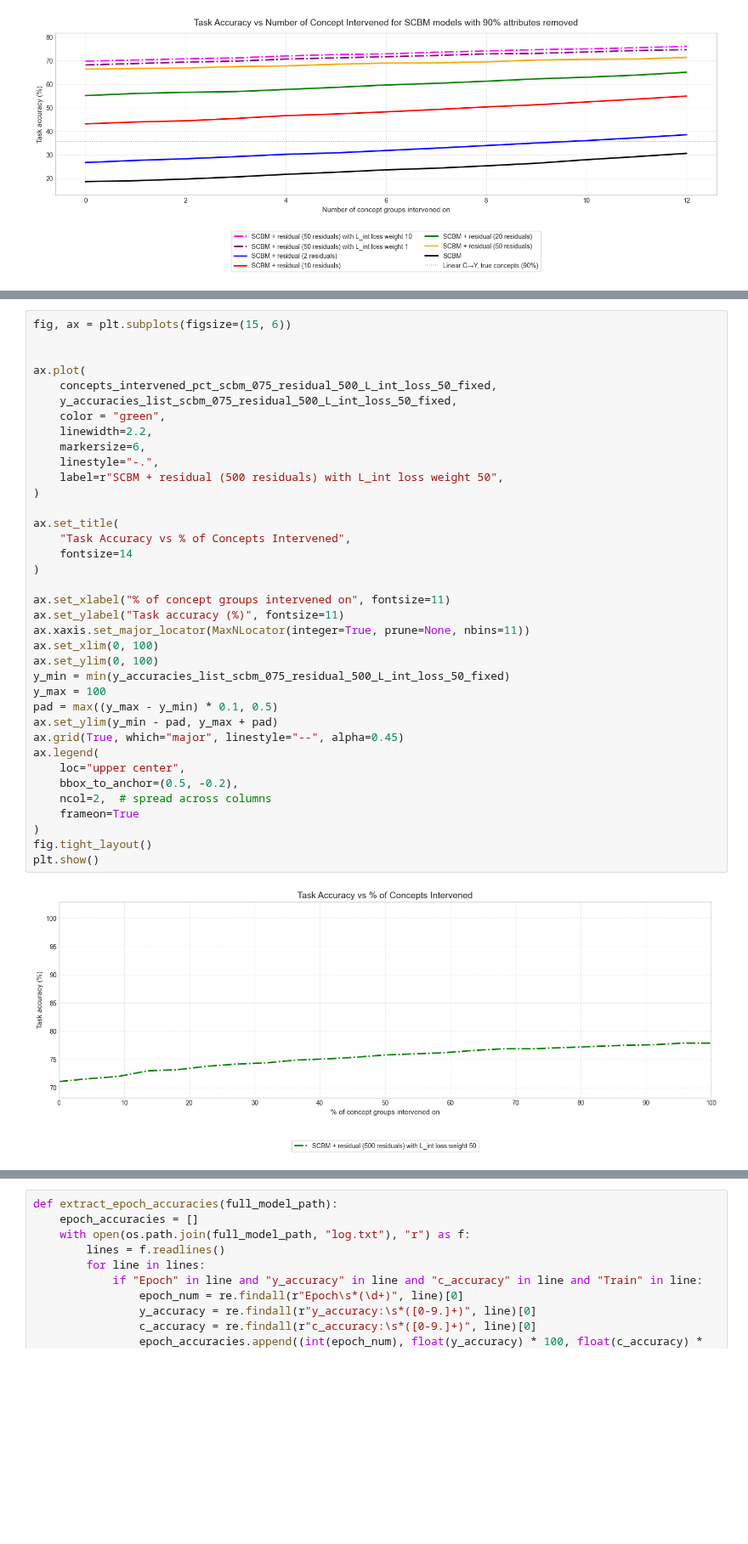
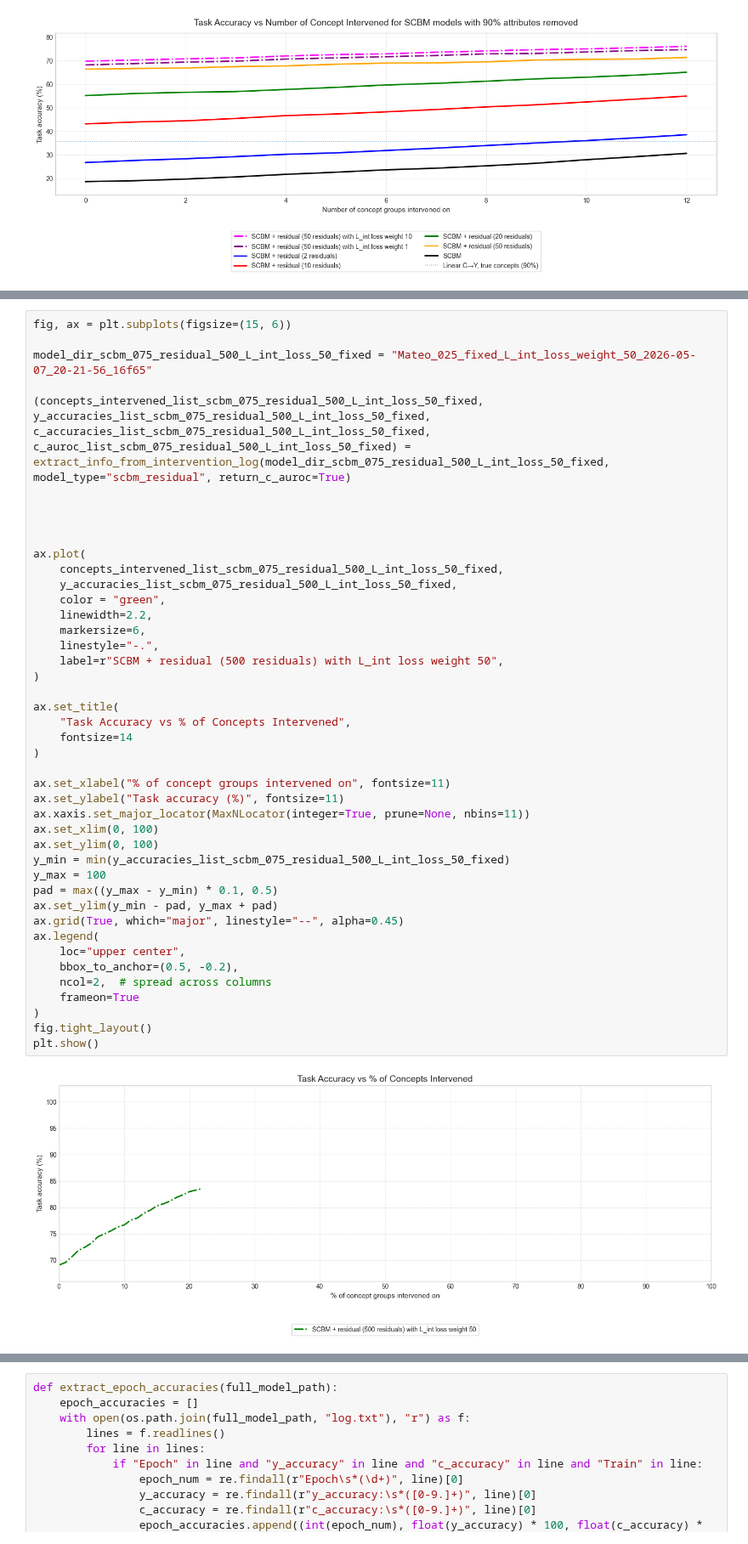
Before and after one commit to stephenmarcou/SCBM_implementation, a Jupyter notebook: results.ipynb, the cells around one changed output, grey strips where cells are left out. Shown at 85% size. Cells and saved outputs as stored; diff of their text form; blank space fills up the shorter version.

Commit message:
optimized intervene for L_int_extension loss

```diff
--- a/results.ipynb
+++ b/results.ipynb
@@ -1149,39 +1297,48 @@ plt.show()
 # %%
 fig, ax = plt.subplots(figsize=(15, 6))
 
+model_dir_scbm_075_residual_500_L_int_loss_50_fixed = "Mateo_025_fixed_L_int_loss_weight_50_2026-05-07_20-21-56_16f65"
+
+(concepts_intervened_list_scbm_075_residual_500_L_int_loss_50_fixed,
+y_accuracies_list_scbm_075_residual_500_L_int_loss_50_fixed,
+c_accuracies_list_scbm_075_residual_500_L_int_loss_50_fixed,
+c_auroc_list_scbm_075_residual_500_L_int_loss_50_fixed) = extract_info_from_intervention_log(model_dir_scbm_075_residual_500_L_int_loss_50_fixed, model_type="scbm_residual", return_c_auroc=True)
+
+
+
 
 ax.plot(
-    concepts_intervened_pct_scbm_075_residual_500_L_int_loss_50_fixed,
+    concepts_intervened_list_scbm_075_residual_500_L_int_loss_50_fixed,
     y_accuracies_list_scbm_075_residual_500_L_int_loss_50_fixed,
     color = "green",
     linewidth=2.2,
     markersize=6,
     linestyle="-.",
     label=r"SCBM + residual (500 residuals) with L_int loss weight 50",
 )
 
 ax.set_title(
     "Task Accuracy vs % of Concepts Intervened",
     fontsize=14
 )
 
 ax.set_xlabel("% of concept groups intervened on", fontsize=11)
 ax.set_ylabel("Task accuracy (%)", fontsize=11)
 ax.xaxis.set_major_locator(MaxNLocator(integer=True, prune=None, nbins=11))
 ax.set_xlim(0, 100)
 ax.set_ylim(0, 100)
 y_min = min(y_accuracies_list_scbm_075_residual_500_L_int_loss_50_fixed)
 y_max = 100
 pad = max((y_max - y_min) * 0.1, 0.5)
 ax.set_ylim(y_min - pad, y_max + pad)
 ax.grid(True, which="major", linestyle="--", alpha=0.45)
 ax.legend(
     loc="upper center",
     bbox_to_anchor=(0.5, -0.2),
     ncol=2,  # spread across columns
     frameon=True
 )
 fig.tight_layout()
 plt.show()
 # %% [output]
-[figure, old version]
+[figure, new version]
```
Also changed, not shown: parts of 5 cells of this notebook, 5 other files.
